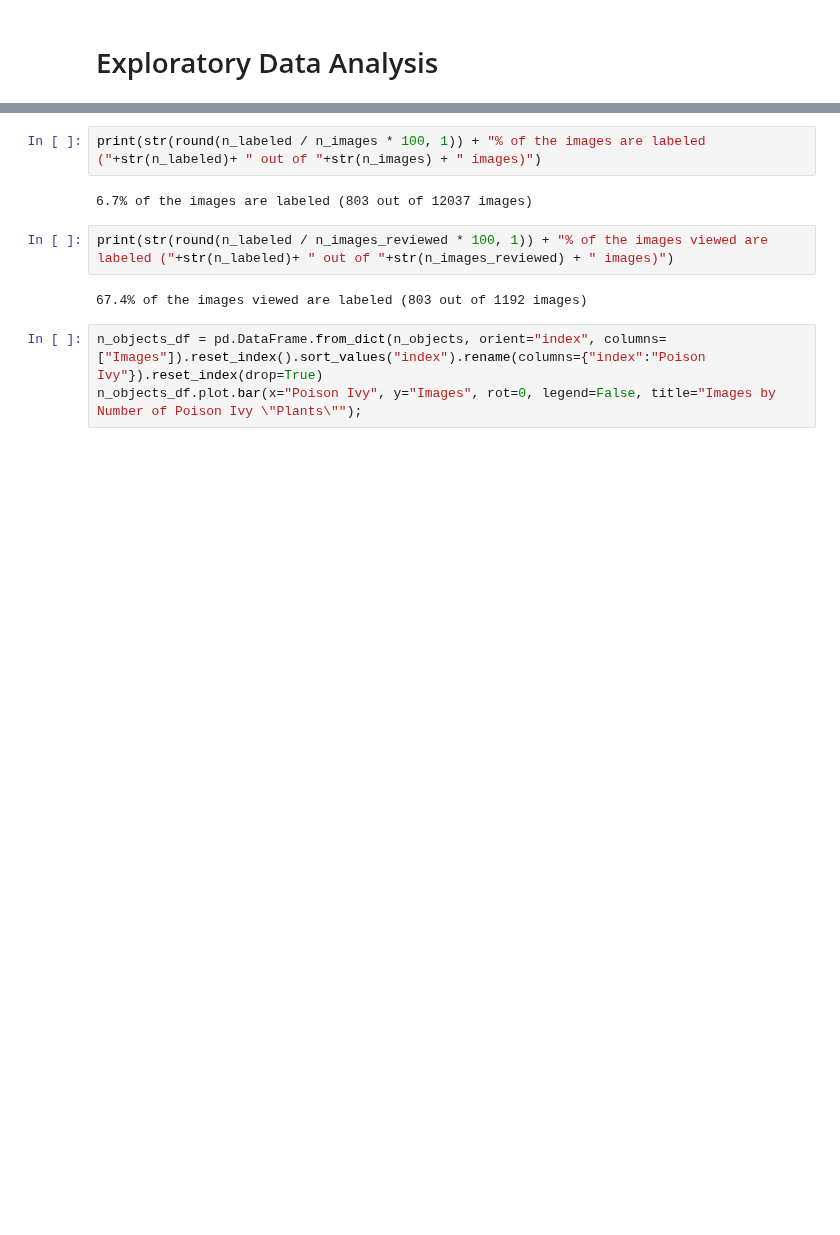
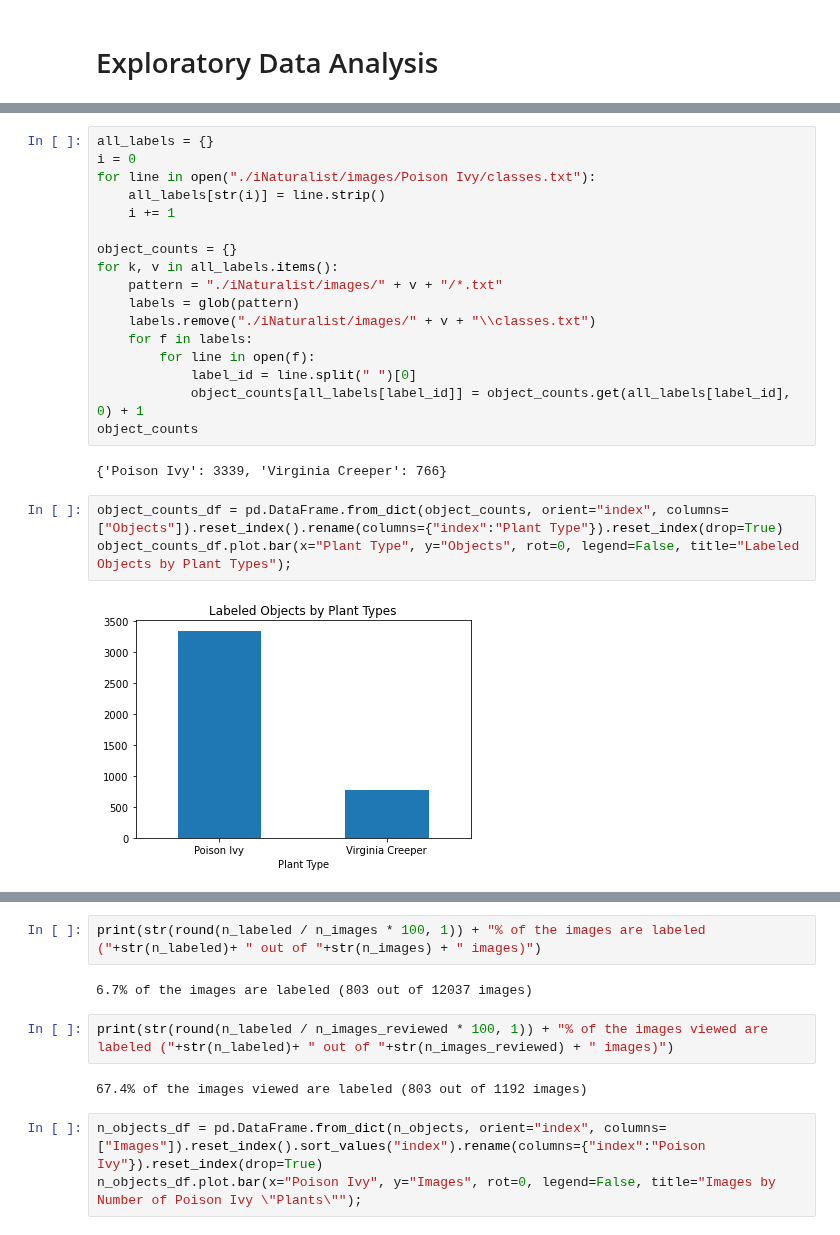
Before and after one commit to mikeasilva/CUNY-SPS, a Jupyter notebook: DATA698/05 - Exploratory Data Analysis.ipynb, the cells around one changed output, grey strips where cells are left out. Cells and saved outputs as stored; diff of their text form; blank space fills up the shorter version.

```diff
--- a/DATA698/05 - Exploratory Data Analysis.ipynb
+++ b/DATA698/05 - Exploratory Data Analysis.ipynb
@@ -3 +10,25 @@
+# %%
+all_labels = {}
+i = 0
+for line in open("./iNaturalist/images/Poison Ivy/classes.txt"):
+    all_labels[str(i)] = line.strip()
+    i += 1
+
+object_counts = {}
+for k, v in all_labels.items():
+    pattern = "./iNaturalist/images/" + v + "/*.txt"
+    labels = glob(pattern)
+    labels.remove("./iNaturalist/images/" + v + "\\classes.txt")
+    for f in labels:
+        for line in open(f):
+            label_id = line.split(" ")[0]
+            object_counts[all_labels[label_id]] = object_counts.get(all_labels[label_id], 0) + 1
+object_counts
+# %% [output]
+{'Poison Ivy': 3339, 'Virginia Creeper': 766}
+# %%
+object_counts_df = pd.DataFrame.from_dict(object_counts, orient="index", columns=["Objects"]).reset_index().rename(columns={"index":"Plant Type"}).reset_index(drop=True)
+object_counts_df.plot.bar(x="Plant Type", y="Objects", rot=0, legend=False, title="Labeled Objects by Plant Types");
+# %% [output]
+[figure, added]
 # %%
```
Also changed, not shown: parts of 2 cells of this notebook.
